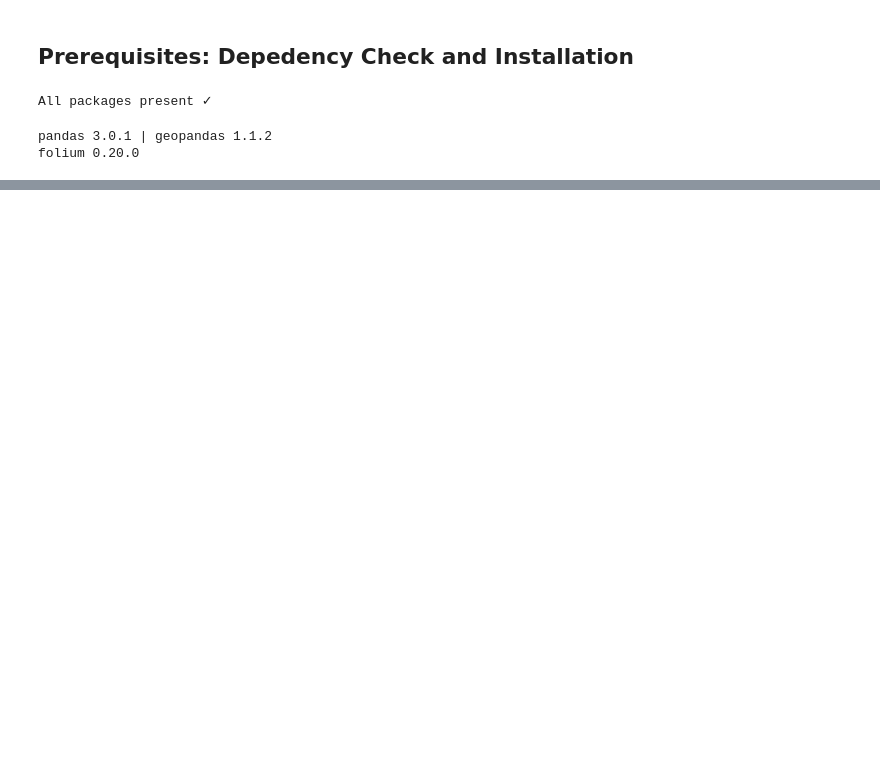
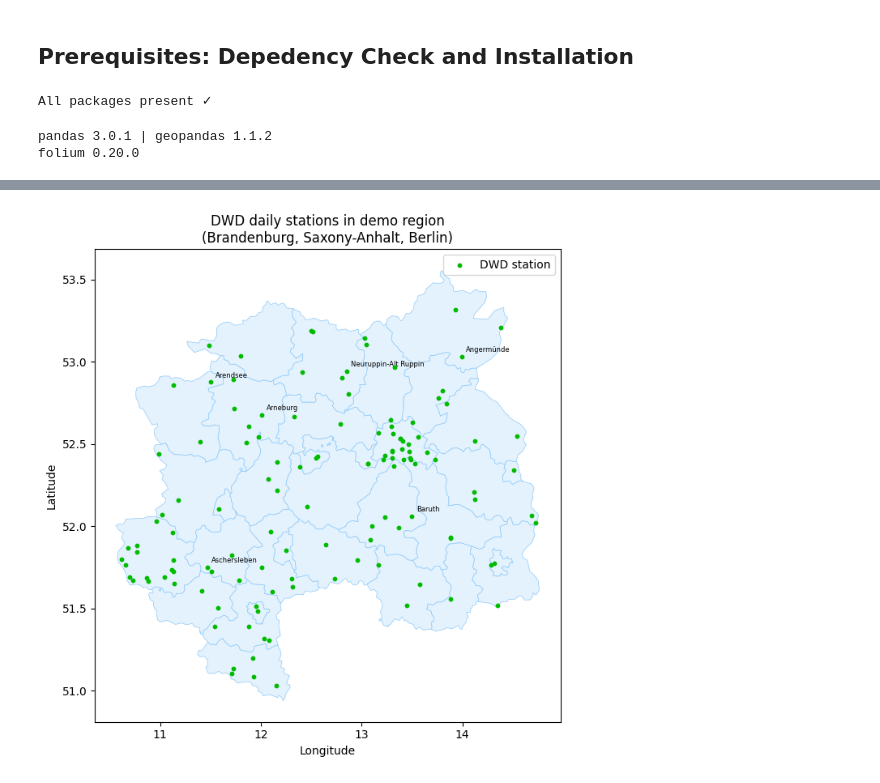
Before and after one commit to zhittsova/agri-weather-yield-drivers, a Jupyter notebook: notebooks/explore-data-sources.ipynb, the cells around one changed output, grey strips where cells are left out. Cells and saved outputs as stored; diff of their text form; code cells hidden in the pictures; blank space fills up the shorter version.

```diff
--- a/notebooks/explore-data-sources.ipynb
+++ b/notebooks/explore-data-sources.ipynb
@@ -56,0 +192,3 @@ folium 0.20.0
+# %%
+focus_nuts3 = de_nuts3[de_nuts3["NUTS_ID"].str.startswith(("DE3", "DE4", "DEE"))].copy()
+focus_nuts3.head(3)
@@ -56,0 +338,15 @@ folium 0.20.0
+# %%
+# Rename for convenience
+dwd_cols = ["station_id", "date_from", "date_to", "elevation_m", "lat", "lon", "name", "bundesland", "extra"]
+# %%
+dwd_stations_df = pd.read_fwf(
+    # PRECIP_STATIONS_URL,
+    io.StringIO(raw),
+    encoding="latin-1",
+    names=dwd_cols,
+    skiprows=2,
+    index_col=0,
+    parse_dates=["date_from", "date_to"],
+    dtype={"extra": "category", "station_id": str},
+)
+dwd_stations_df
@@ -56,0 +368,3 @@ folium 0.20.0
+# %%
+# Filter our just three bundeslaender
+dwd_stations_focus_df = dwd_stations_df[dwd_stations_df["bundesland"].isin(["Berlin", "Brandenburg", "Sachsen-Anhalt"])]
@@ -56,0 +458,23 @@ folium 0.20.0
+# %%
+# Plot stations on top of NUTS-3 boundaries (Matplotlib as static fallback).
+fig, ax = plt.subplots(figsize=(8, 7))
+
+if focus_nuts3.geometry.notna().any():
+    focus_nuts3.plot(ax=ax, color="#E3F2FD", edgecolor="#90CAF9", linewidth=0.5)
+
+# Plot station points
+ax.scatter(
+    dwd_stations_focus_df["lon"], dwd_stations_focus_df["lat"], s=10, color="#00bb00", zorder=5, label="DWD station"
+)
+for _, row in dwd_stations_focus_df.head(6).iterrows():
+    ax.annotate(row["name"], (row["lon"], row["lat"]), fontsize=6, xytext=(4, 4), textcoords="offset points")
+
+ax.set_title("DWD daily stations in demo region\n(Brandenburg, Saxony-Anhalt, Berlin)")
+ax.set_xlabel("Longitude")
+ax.set_ylabel("Latitude")
+ax.legend()
+
+plt.tight_layout()
+plt.show()
+# %% [output]
+[figure, added]
```
Also changed, not shown: parts of 81 cells of this notebook.
